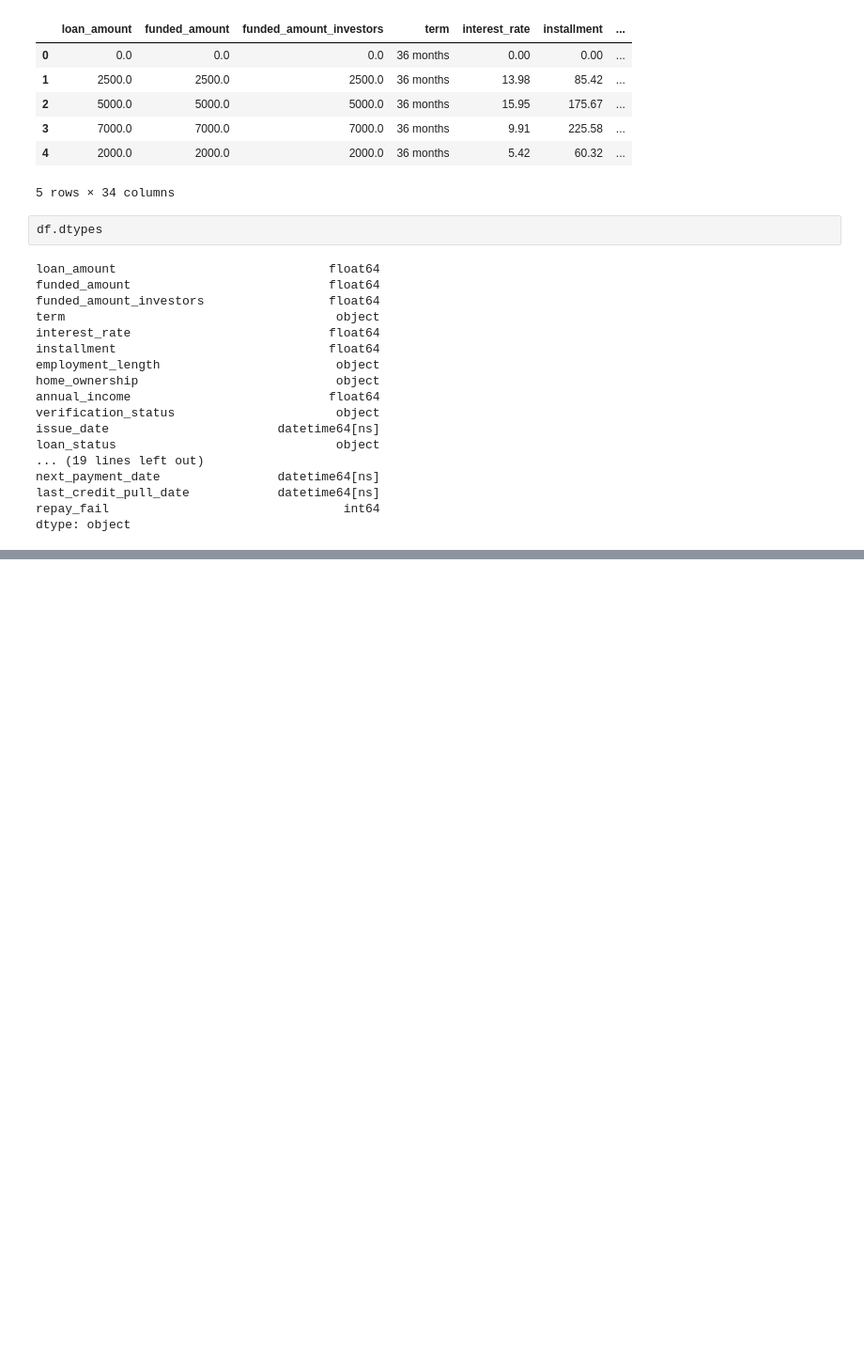
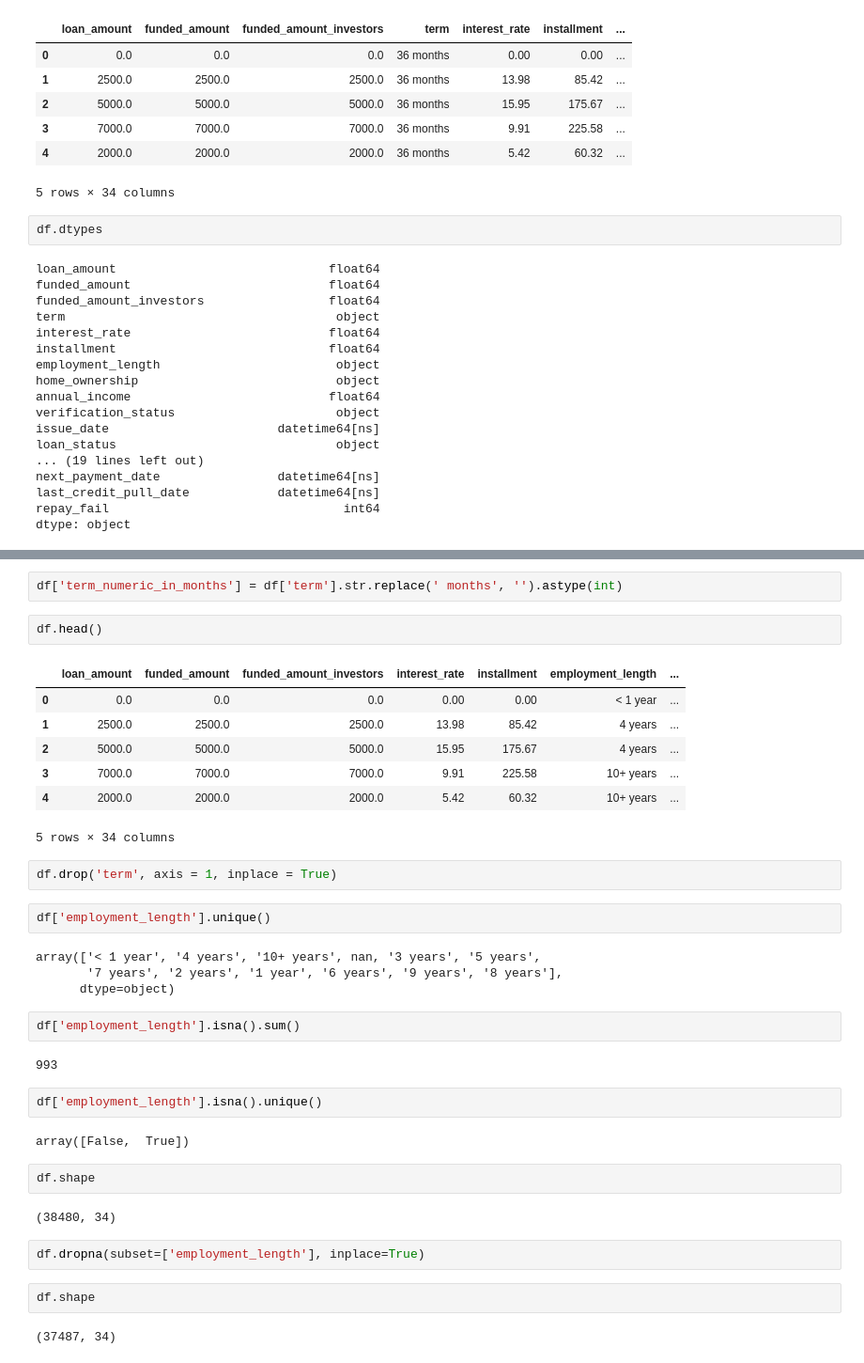
Before and after one commit to wazeefz/not-a-loan-shark, a Jupyter notebook: code/main.ipynb, the cells around one changed output, grey strips where cells are left out. Shown: that part at 94% size. Saved outputs shown, nothing was run; the diff lists cells and outputs as text; blank space fills up the shorter version.

```diff
--- a/code/main.ipynb
+++ b/code/main.ipynb
@@ -110,0 +161,38 @@ dtype: object
+# %%
+df['term_numeric_in_months'] = df['term'].str.replace(' months', '').astype(int)
+# %%
+df.head()
+# %% [output]
+|  | loan_amount | funded_amount | funded_amount_investors | interest_rate | installment | employment_length | ... |
+| 0 | 0.0 | 0.0 | 0.0 | 0.00 | 0.00 | < 1 year | ... |
+| 1 | 2500.0 | 2500.0 | 2500.0 | 13.98 | 85.42 | 4 years | ... |
+| 2 | 5000.0 | 5000.0 | 5000.0 | 15.95 | 175.67 | 4 years | ... |
+| 3 | 7000.0 | 7000.0 | 7000.0 | 9.91 | 225.58 | 10+ years | ... |
+| 4 | 2000.0 | 2000.0 | 2000.0 | 5.42 | 60.32 | 10+ years | ... |
+5 rows × 34 columns
+# %%
+df.drop('term', axis = 1, inplace = True)
+# %%
+df['employment_length'].unique()
+# %% [output]
+array(['< 1 year', '4 years', '10+ years', nan, '3 years', '5 years',
+       '7 years', '2 years', '1 year', '6 years', '9 years', '8 years'],
+      dtype=object)
+# %%
+df['employment_length'].isna().sum()
+# %% [output]
+993
+# %%
+df['employment_length'].isna().unique()
+# %% [output]
+array([False,  True])
+# %%
+df.shape
+# %% [output]
+(38480, 34)
+# %%
+df.dropna(subset=['employment_length'], inplace=True)
+# %%
+df.shape
+# %% [output]
+(37487, 34)
```
Also changed, not shown: parts of 15 cells of this notebook.
